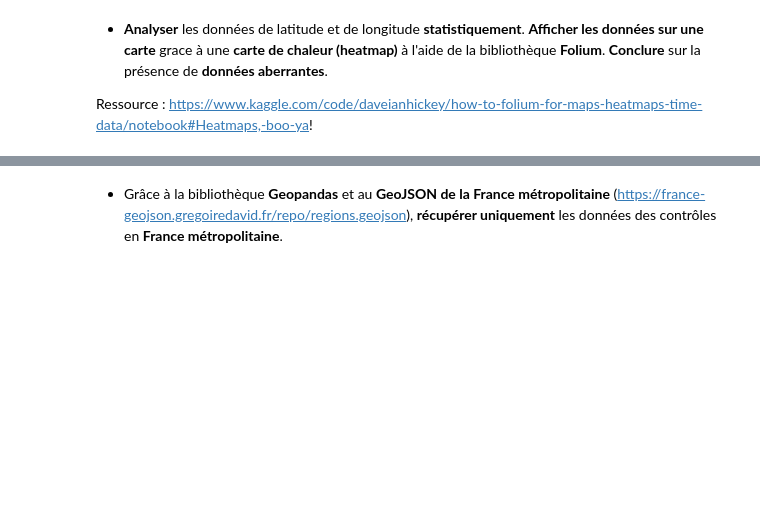
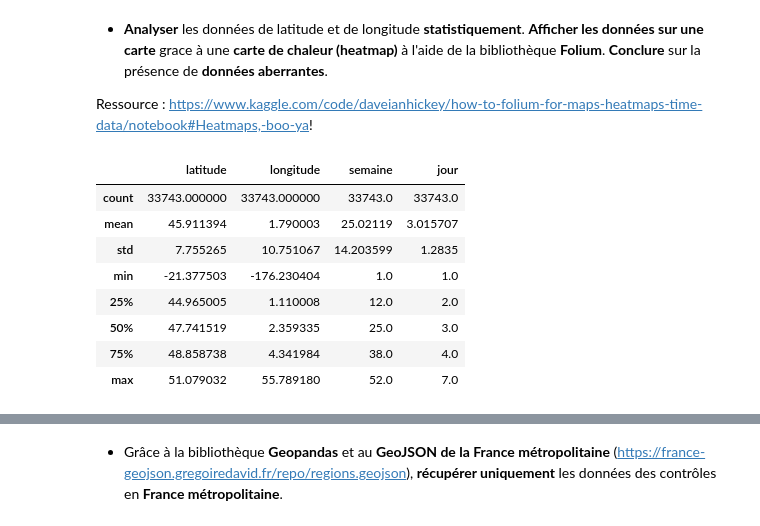
Before and after one commit to Pierre-Loic/Formation-DA-GEM-2022, a Jupyter notebook: Semaine_4_02-01_05-01/Activite_1_classification_corrige.ipynb, the cells around one changed output, grey strips where cells are left out. Saved outputs shown, nothing was run; the diff lists cells and outputs as text; code cells hidden in the pictures; blank space fills up the shorter version.

```diff
--- a/Semaine_4_02-01_05-01/Activite_1_classification_corrige.ipynb
+++ b/Semaine_4_02-01_05-01/Activite_1_classification_corrige.ipynb
@@ -295,0 +296,2 @@ df
+# %%
+df = df.drop("geores", axis=True)
@@ -298,2 +321,2 @@ df
 # %%
-# A COMPLETER
+df["Date_inspection"] = pd.to_datetime(df["Date_inspection"], utc=True)
@@ -302,4 +341,4 @@ df
 
 Ressource : https://pandas.pydata.org/docs/reference/api/pandas.Series.dt.isocalendar.html
 # %%
-# A COMPLETER
+df[["semaine", "jour"]] = df["Date_inspection"].dt.isocalendar().loc[:,["week", "day"]]
@@ -311,0 +354,12 @@ Ressource : https://www.kaggle.com/code/daveianhickey/how-to-folium-for-maps-hea
+# %%
+df.describe()
+# %% [output]
+|  | latitude | longitude | semaine | jour |
+| count | 33743.000000 | 33743.000000 | 33743.0 | 33743.0 |
+| mean | 45.911394 | 1.790003 | 25.02119 | 3.015707 |
+| std | 7.755265 | 10.751067 | 14.203599 | 1.2835 |
+| min | -21.377503 | -176.230404 | 1.0 | 1.0 |
+| 25% | 44.965005 | 1.110008 | 12.0 | 2.0 |
+| 50% | 47.741519 | 2.359335 | 25.0 | 3.0 |
+| 75% | 48.858738 | 4.341984 | 38.0 | 4.0 |
+| max | 51.079032 | 55.789180 | 52.0 | 7.0 |
```
Also changed, not shown: parts of 30 cells of this notebook, 2 other files.
